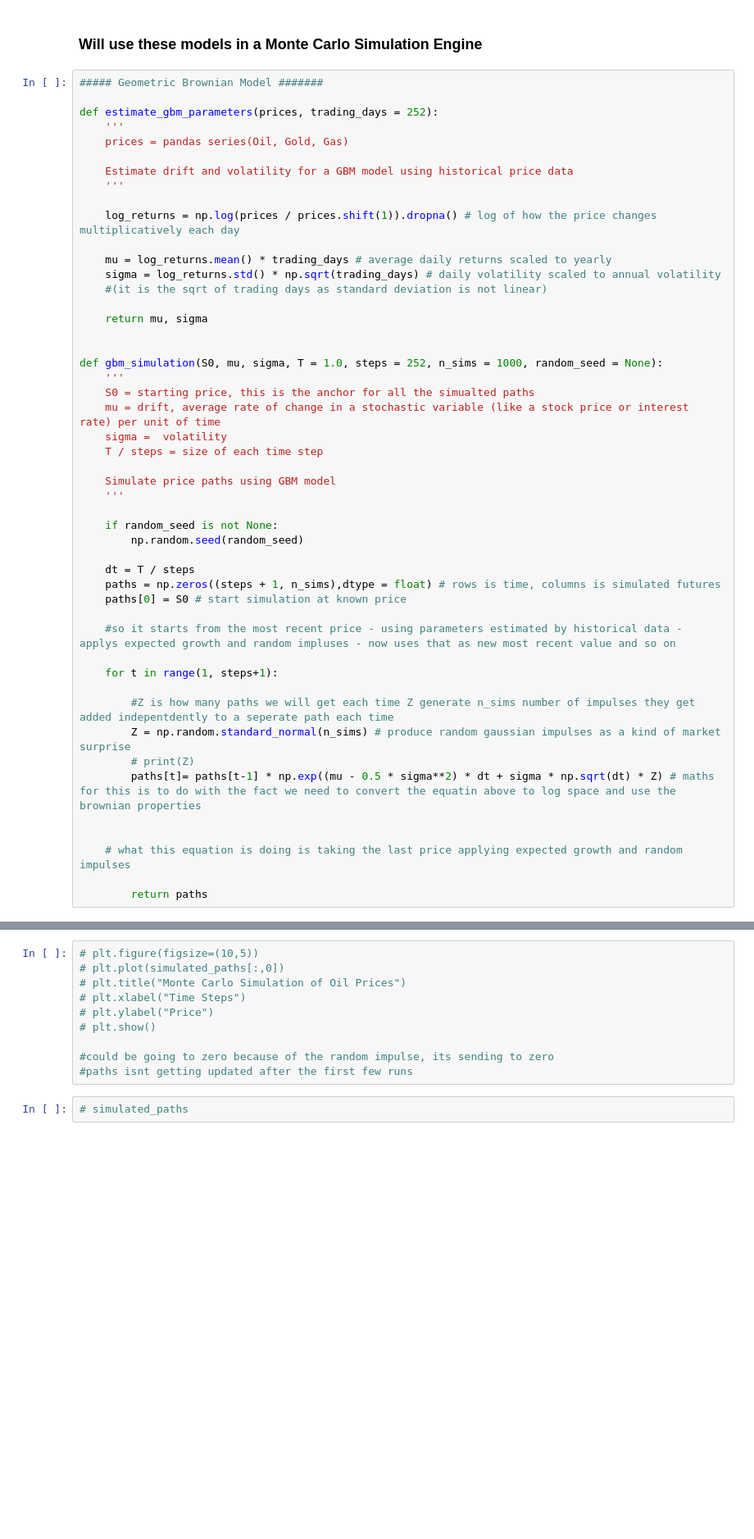
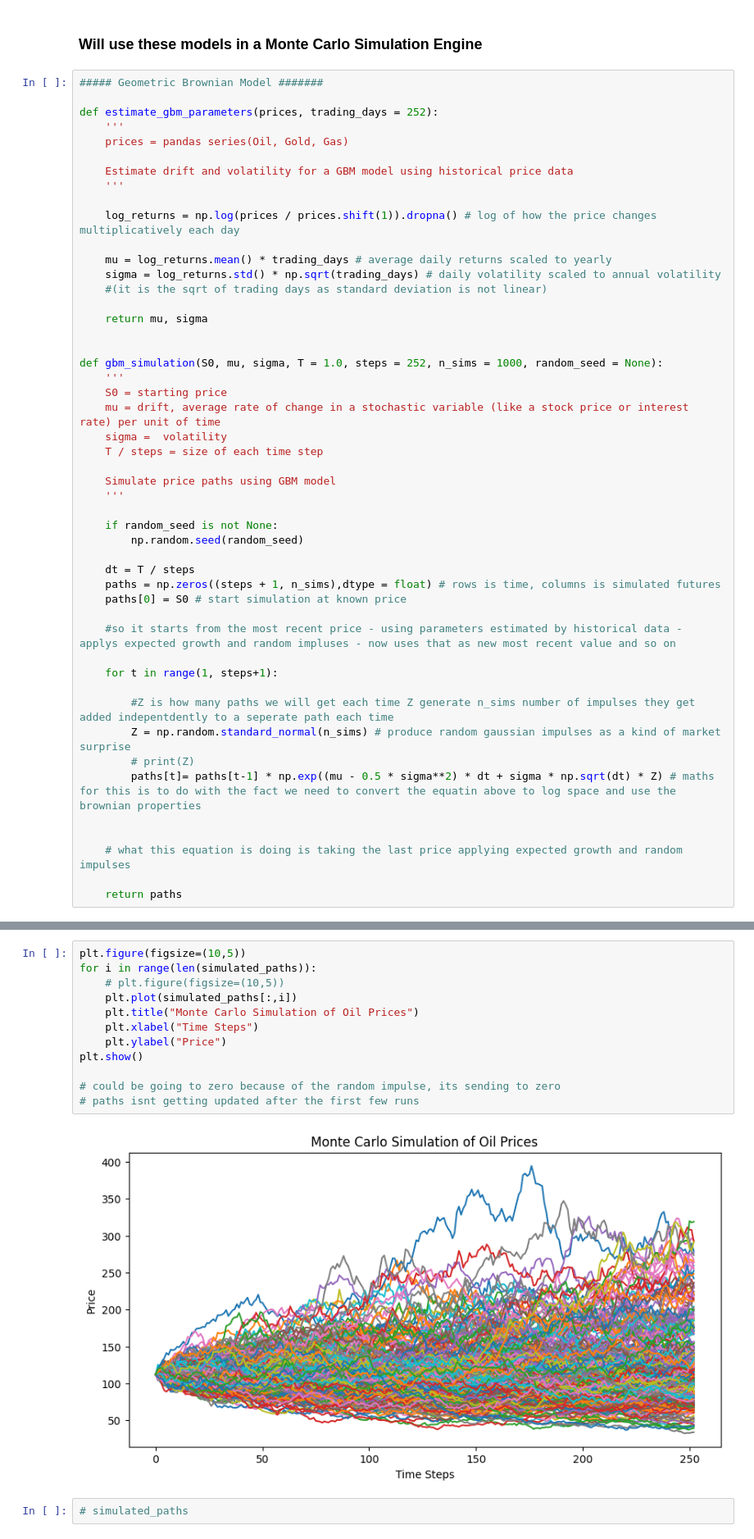
Before and after one commit to maxthebigcoda/Commodity-Modelling-Monte-Carlo-, a Jupyter notebook: Monte_Carlo.ipynb, the cells around one changed output, grey strips where cells are left out. Shown at 82% size. Drawn from its saved outputs; the diff is of its cells as text; blank space fills up the shorter version.

Commit message:
fixing plots

```diff
--- a/Monte_Carlo.ipynb
+++ b/Monte_Carlo.ipynb
@@ -90,7 +90,7 @@ def estimate_gbm_parameters(prices, trading_days = 252):
 
 def gbm_simulation(S0, mu, sigma, T = 1.0, steps = 252, n_sims = 1000, random_seed = None):
     '''
-    S0 = starting price, this is the anchor for all the simualted paths
+    S0 = starting price
     mu = drift, average rate of change in a stochastic variable (like a stock price or interest rate) per unit of time
     sigma =  volatility
     T / steps = size of each time step
@@ -117,7 +117,7 @@ def gbm_simulation(S0, mu, sigma, T = 1.0, steps = 252, n_sims = 1000, random_se
 
     # what this equation is doing is taking the last price applying expected growth and random impulses
 
-        return paths
+    return paths
 # %%
 oil_prices = prices['Oil']
 mu_oil, sigma_oil = estimate_gbm_parameters(oil_prices)
@@ -137,13 +139,17 @@ print(oil_prices.iloc[-1])
 # %%
-# plt.figure(figsize=(10,5))
-# plt.plot(simulated_paths[:,0])
-# plt.title("Monte Carlo Simulation of Oil Prices")
-# plt.xlabel("Time Steps")
-# plt.ylabel("Price")
-# plt.show()
+plt.figure(figsize=(10,5))
+for i in range(len(simulated_paths)):
+    # plt.figure(figsize=(10,5))
+    plt.plot(simulated_paths[:,i])
+    plt.title("Monte Carlo Simulation of Oil Prices")
+    plt.xlabel("Time Steps")
+    plt.ylabel("Price")
+plt.show()
 
-#could be going to zero because of the random impulse, its sending to zero
-#paths isnt getting updated after the first few runs
+# could be going to zero because of the random impulse, its sending to zero
+# paths isnt getting updated after the first few runs
+# %% [output]
+[figure, added]
 # %%
 # simulated_paths
 # %% [markdown]
```
Also changed, not shown: parts of 3 cells of this notebook.
